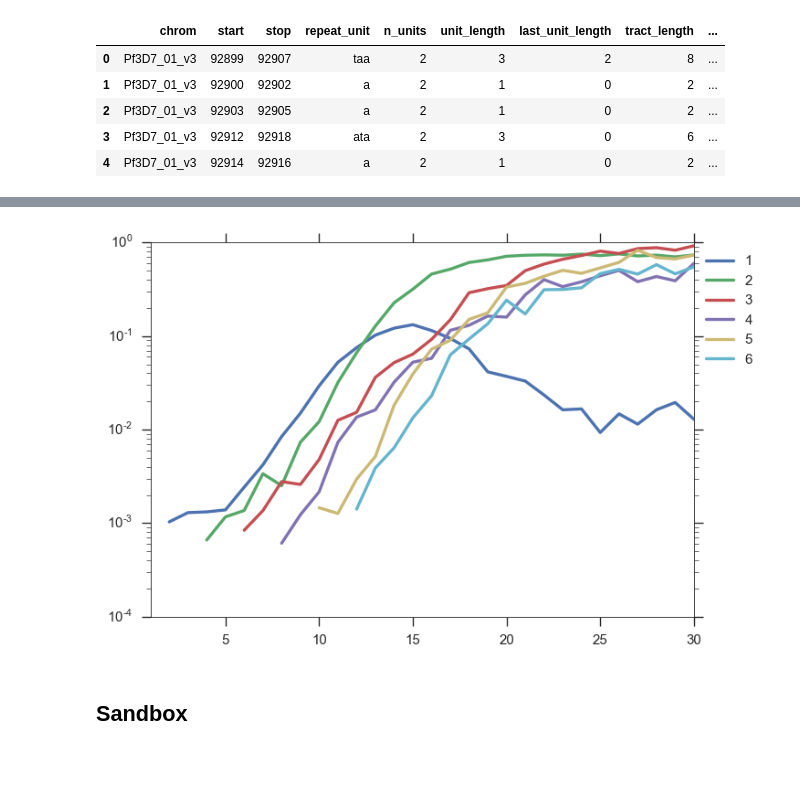
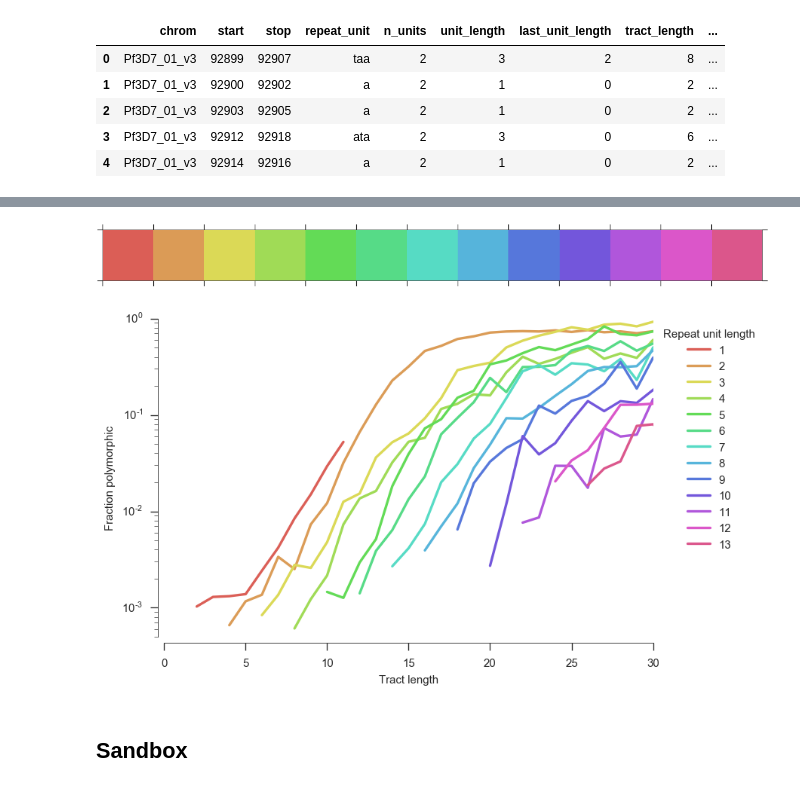
Before and after one commit to wtchg-kwiatkowski/pfx-paper-2015, a Jupyter notebook: supplementary/notebooks/indels_str_analysis.ipynb, the cells around one changed output, grey strips where cells are left out. Drawn from its saved outputs; the diff is of its cells as text; code cells hidden in the pictures; blank space fills up the shorter version.

```diff
--- a/supplementary/notebooks/indels_str_analysis.ipynb
+++ b/supplementary/notebooks/indels_str_analysis.ipynb
@@ -453,24 +453,47 @@ df.tail()
 | 5570121 | Pf3D7_14_v3 | 3255694 | 3255697 | a | 3 | 1 | 0 | 3 | ... |
 | 5570122 | Pf3D7_14_v3 | 3255702 | 3255704 | g | 2 | 1 | 0 | 2 | ... |
 | 5570123 | Pf3D7_14_v3 | 3255709 | 3255711 | t | 2 | 1 | 0 | 2 | ... |
+# %%
+palette = sns.hls_palette(13)
+sns.palplot(palette);
+# %% [output]
+[figure, added]
 # %%
-fig = plt.figure()
-ax = fig.add_subplot(111)
+def fig_str_indel():
+    fig = plt.figure()
+    ax = fig.add_subplot(111)
+    sns.despine(ax=ax, offset=5)
 
-for unit_length in 1, 2, 3, 4, 5, 6:
-    s1 = df[df.unit_length == unit_length].tract_length
-    s2 = df[(df.unit_length == unit_length) & df.polymorphic].tract_length
-    y1 = np.bincount(s1, minlength=70)[:70]
-    y2 = np.bincount(s2, minlength=70)[:70]
-    x = np.arange(0, 70, 1)
-    y3 = y2 / y1
-    ax.plot(x, y3, linestyle='-', marker=' ', lw=2, label=unit_length)
+    unit_lengths = 1, 2, 3, 4, 5, 6, 7, 8, 9, 10, 11, 12, 13
+    palette = sns.hls_palette(len(unit_lengths))
+    for unit_length, color in zip(unit_lengths, palette):
+        s1 = df[df.unit_length == unit_length].tract_length
+        s2 = df[(df.unit_length == unit_length) & df.polymorphic].tract_length
+        y1 = np.bincount(s1, minlength=70)[:70]
+        y2 = np.bincount(s2, minlength=70)[:70]
+        x = np.arange(0, 70, 1)
+        y3 = y2 / y1
+        if unit_length == 1:
+            x = x[:12]
+            y3 = y3[:12]
+        ax.plot(x, y3, linestyle='-', marker=' ', lw=2, color=color, label=unit_length)
 
-ax.set_xlim(1, 30)
-ax.legend(bbox_to_anchor=(1, 1), loc='upper left')
-ax.set_yscale('log');
+    ax.set_xlim(0, 30)
+    ax.legend(bbox_to_anchor=(1, 1), loc='upper left', title='Repeat unit length')
+    ax.set_yscale('log')
+    ax.set_ylim(0.0005, 1)
+    ax.set_xlabel('Tract length')
+    ax.set_ylabel('Fraction polymorphic')
+
+    fig.tight_layout()
+    fn = '../../artwork/supp/indel_str.{dpi}.{fmt}'
+    for fmt in 'jpeg', 'png':
+        for dpi in 120, 300:
+            fig.savefig(fn.format(dpi=dpi, fmt=fmt), dpi=dpi, jpeg_quality=100, bbox_inches='tight')
+
+fig_str_indel()
 # %% [output]
-[figure, old version]
+[figure, new version]
 # %% [markdown]
 ## Sandbox
 # %%
```
Also changed, not shown: 1 other file.
